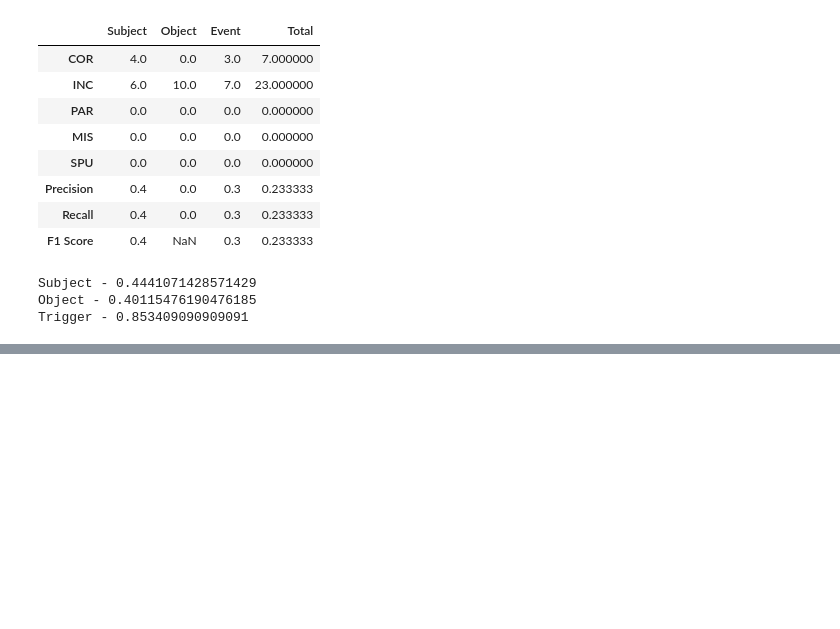
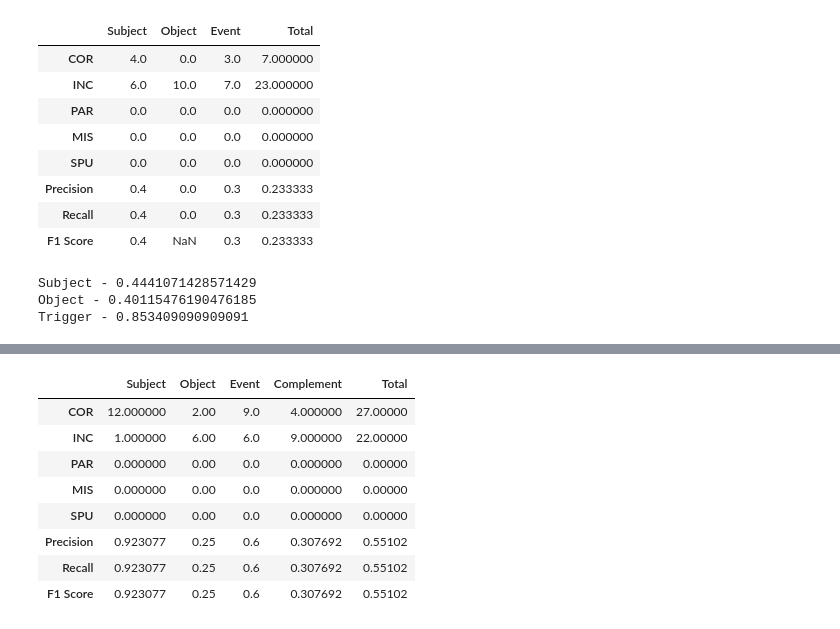
Before and after one commit to gabyarte/event-extraction-small-corpus, a Jupyter notebook: notebooks/02_gpt_for_event_extraction.ipynb, the cells around one changed output, grey strips where cells are left out. Saved outputs shown, nothing was run; the diff lists cells and outputs as text; code cells hidden in the pictures; blank space fills up the shorter version.

```diff
--- a/notebooks/02_gpt_for_event_extraction.ipynb
+++ b/notebooks/02_gpt_for_event_extraction.ipynb
@@ -467,0 +620,12 @@ Trigger - 0.853409090909091
+# %%
+match_score(few_evaluation_data, responses_json, 'strict')
+# %% [output]
+|  | Subject | Object | Event | Complement | Total |
+| COR | 12.000000 | 2.00 | 9.0 | 4.000000 | 27.00000 |
+| INC | 1.000000 | 6.00 | 6.0 | 9.000000 | 22.00000 |
+| PAR | 0.000000 | 0.00 | 0.0 | 0.000000 | 0.00000 |
+| MIS | 0.000000 | 0.00 | 0.0 | 0.000000 | 0.00000 |
+| SPU | 0.000000 | 0.00 | 0.0 | 0.000000 | 0.00000 |
+| Precision | 0.923077 | 0.25 | 0.6 | 0.307692 | 0.55102 |
+| Recall | 0.923077 | 0.25 | 0.6 | 0.307692 | 0.55102 |
+| F1 Score | 0.923077 | 0.25 | 0.6 | 0.307692 | 0.55102 |
```
Also changed, not shown: parts of 14 cells of this notebook, 1 other file.
